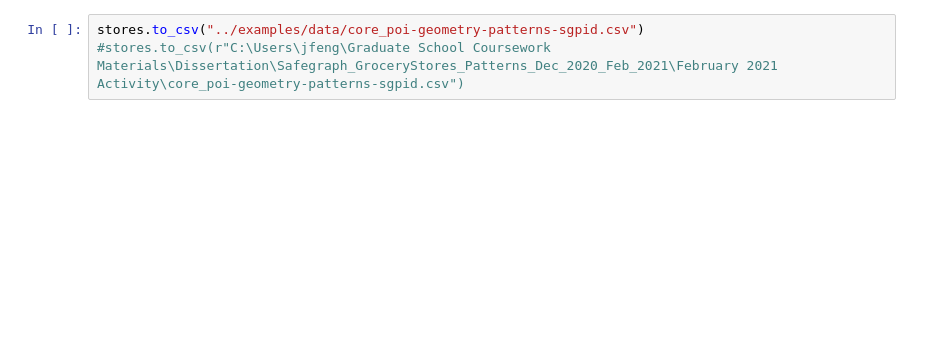
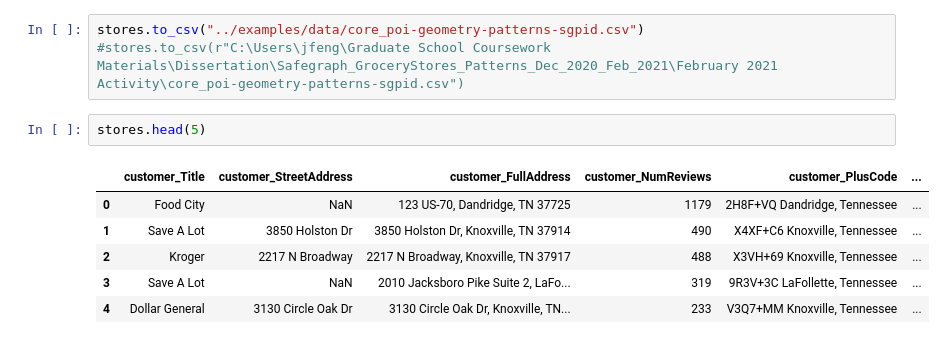
Before and after one commit to jimmy-feng/hagerstrand, a Jupyter notebook: docs/notebooks/SafeGraph.ipynb, the cells around one changed output. Drawn from its saved outputs; the diff is of its cells as text; blank space fills up the shorter version.

```diff
--- a/docs/notebooks/SafeGraph.ipynb
+++ b/docs/notebooks/SafeGraph.ipynb
@@ -30,6 +30,15 @@ stores[stores["placekey"].isnull()]
 # %%
 stores.to_csv("../examples/data/core_poi-geometry-patterns-sgpid.csv")
 #stores.to_csv(r"C:\Users\jfeng\Graduate School Coursework Materials\Dissertation\Safegraph_GroceryStores_Patterns_Dec_2020_Feb_2021\February 2021 Activity\core_poi-geometry-patterns-sgpid.csv")
+# %%
+stores.head(5)
+# %% [output]
+|  | customer_Title | customer_StreetAddress | customer_FullAddress | customer_NumReviews | customer_PlusCode | ... |
+| 0 | Food City | NaN | 123 US-70, Dandridge, TN 37725 | 1179 | 2H8F+VQ Dandridge, Tennessee | ... |
+| 1 | Save A Lot | 3850 Holston Dr | 3850 Holston Dr, Knoxville, TN 37914 | 490 | X4XF+C6 Knoxville, Tennessee | ... |
+| 2 | Kroger | 2217 N Broadway | 2217 N Broadway, Knoxville, TN 37917 | 488 | X3VH+69 Knoxville, Tennessee | ... |
+| 3 | Save A Lot | NaN | 2010 Jacksboro Pike Suite 2, LaFo... | 319 | 9R3V+3C LaFollette, Tennessee | ... |
+| 4 | Dollar General | 3130 Circle Oak Dr | 3130 Circle Oak Dr, Knoxville, TN... | 233 | V3Q7+MM Knoxville, Tennessee | ... |
 # %%
 od = stores.jsoncol_newdf()
 od
```
Also changed, not shown: parts of 4 cells of this notebook, 4 other files.
